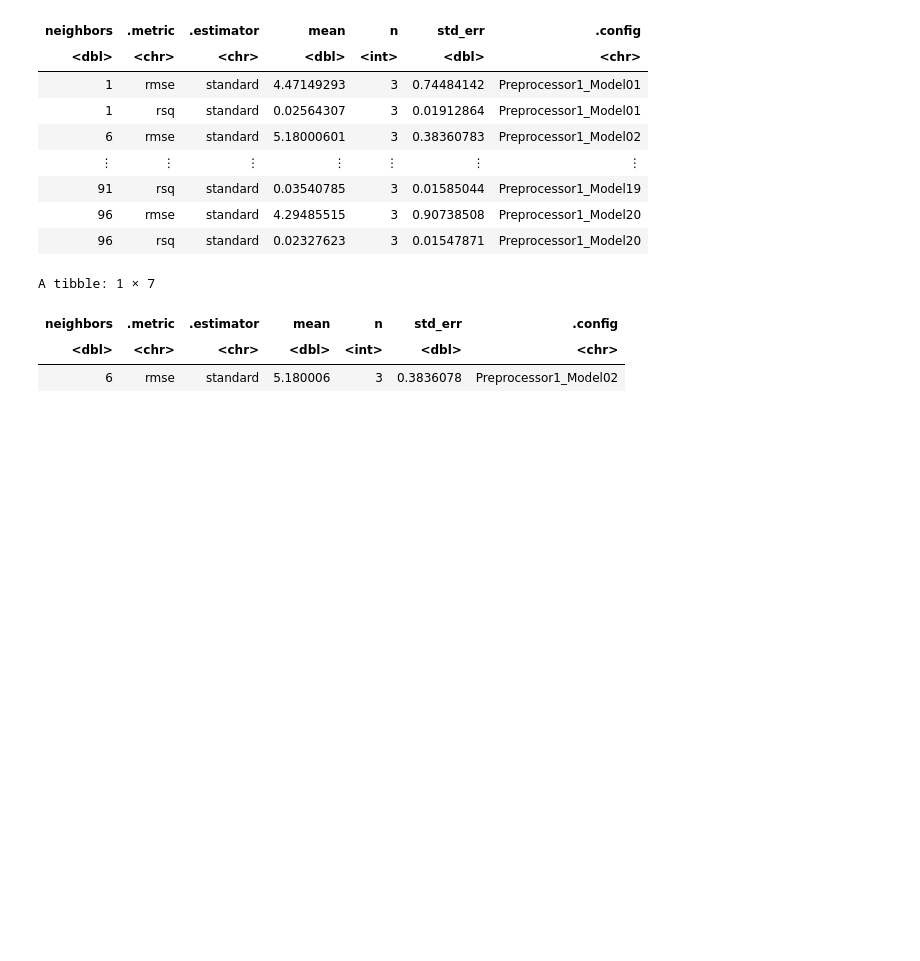
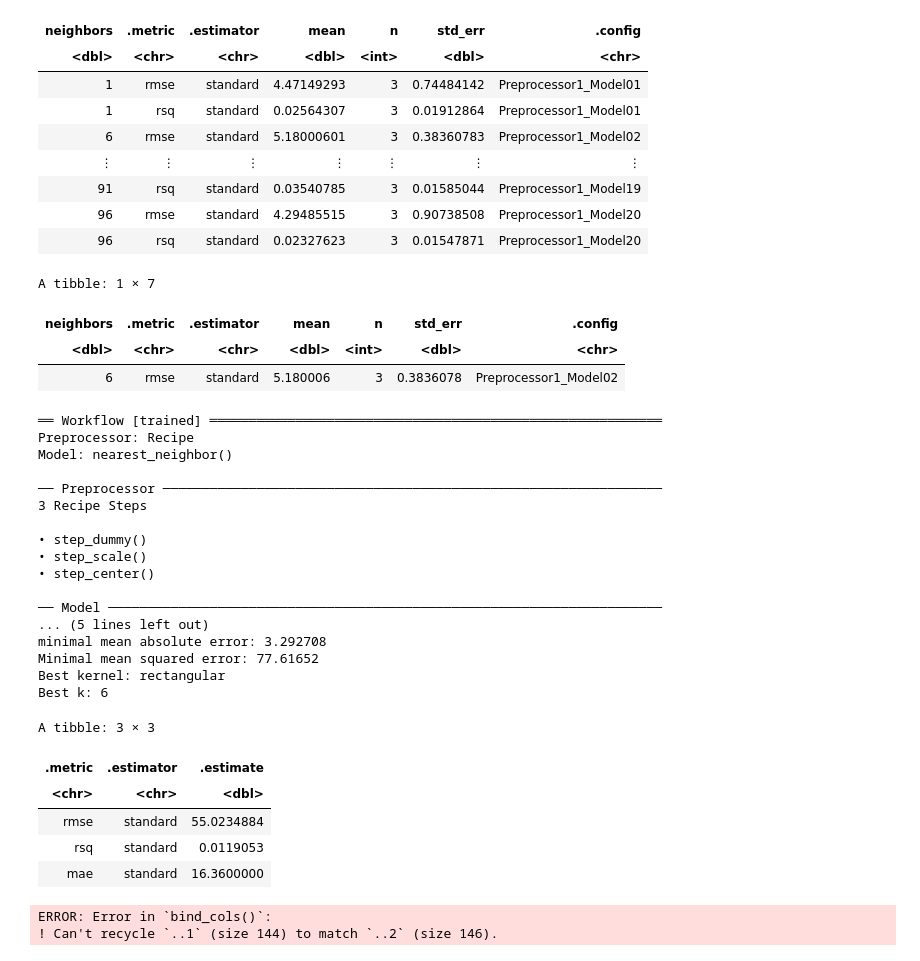
Before and after one commit to AnaSri-DSCI/dsci-100-2025-group-005-18, a Jupyter notebook: DSCI_Final_Project.ipynb, the cells around one changed output. Drawn from its saved outputs; the diff is of its cells as text; code cells hidden in the pictures; blank space fills up the shorter version.

```diff
--- a/DSCI_Final_Project.ipynb
+++ b/DSCI_Final_Project.ipynb
@@ -160,3 +160,61 @@ A tibble: 1 × 7
 | neighbors | .metric | .estimator | mean | n | std_err | .config |
 | <dbl> | <chr> | <chr> | <dbl> | <int> | <dbl> | <chr> |
 | 6 | rmse | standard | 5.180006 | 3 | 0.3836078 | Preprocessor1_Model02 |
+# %%
+k_min <- players_min |>
+          pull(neighbors)
+
+players_best_spec <- nearest_neighbor(weight_func = "rectangular", neighbors = 6) |>
+          set_engine("kknn") |>
+          set_mode("regression")
+
+players_best_fit <- workflow() |>
+          add_recipe(players_recipe) |>
+          add_model(players_best_spec) |>
+          fit(data = players_training)
+players_best_fit
+
+players_summary <- players_best_fit |>
+           predict(players_testing) |>
+           bind_cols(players_testing) |>
+           metrics(truth = played_hours, estimate = .pred)
+players_summary
+# %% [output]
+══ Workflow [trained] ══════════════════════════════════════════════════════════
+Preprocessor: Recipe
+Model: nearest_neighbor()
+
+── Preprocessor ────────────────────────────────────────────────────────────────
+3 Recipe Steps
+
+• step_dummy()
+• step_scale()
+• step_center()
+
+── Model ───────────────────────────────────────────────────────────────────────
+... (5 lines left out)
+minimal mean absolute error: 3.292708
+Minimal mean squared error: 77.61652
+Best kernel: rectangular
+Best k: 6
+A tibble: 3 × 3
+| .metric | .estimator | .estimate |
+| <chr> | <chr> | <dbl> |
+| rmse | standard | 55.0234884 |
+| rsq | standard | 0.0119053 |
+| mae | standard | 16.3600000 |
+# %%
+player_preds <- players_best_fit |>
+predict(players_training) |>
+bind_cols(players_training)
+player_preds
+
+marathon_plot <- player_preds |>
+    ggplot(aes(x = max, y = time_hrs)) +
+    geom_point() +
+    geom_line(mapping = aes(x = , y = .pred), color = "blue") +
+    labs(x = "Maximum Distance", y = "Time Taken (hrs)", title = "Time Taken to Run Distance per Week ")
+marathon_plot
+# %% [output]
+ERROR: Error in `bind_cols()`:
+! Can't recycle `..1` (size 144) to match `..2` (size 146).
```
